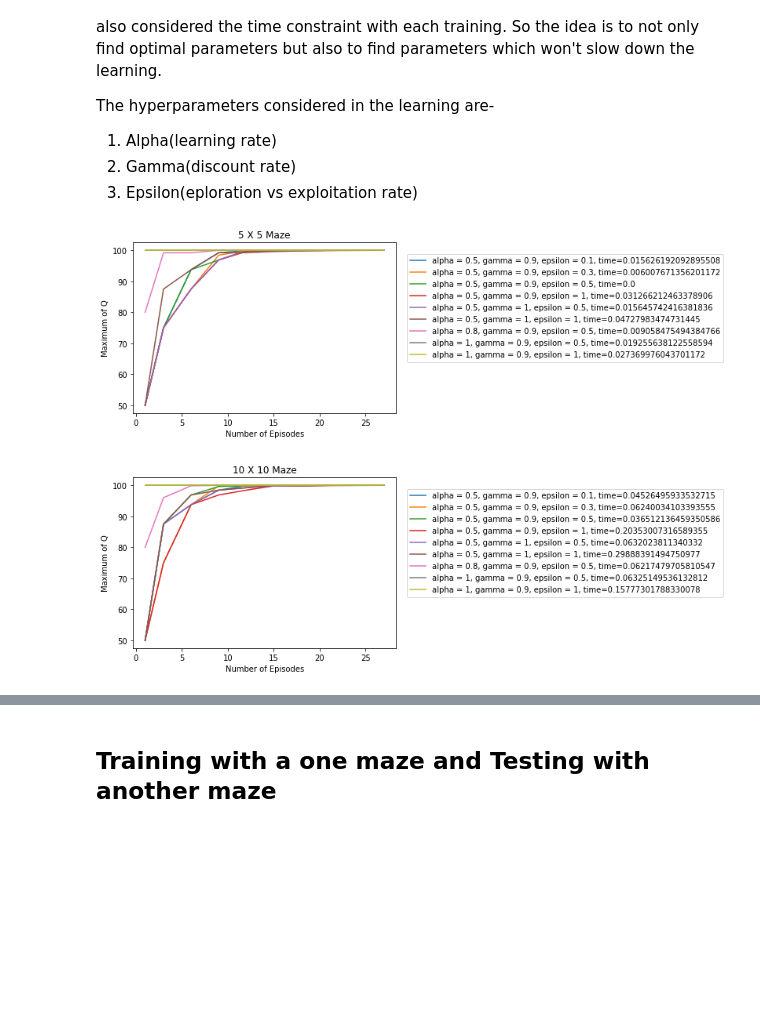
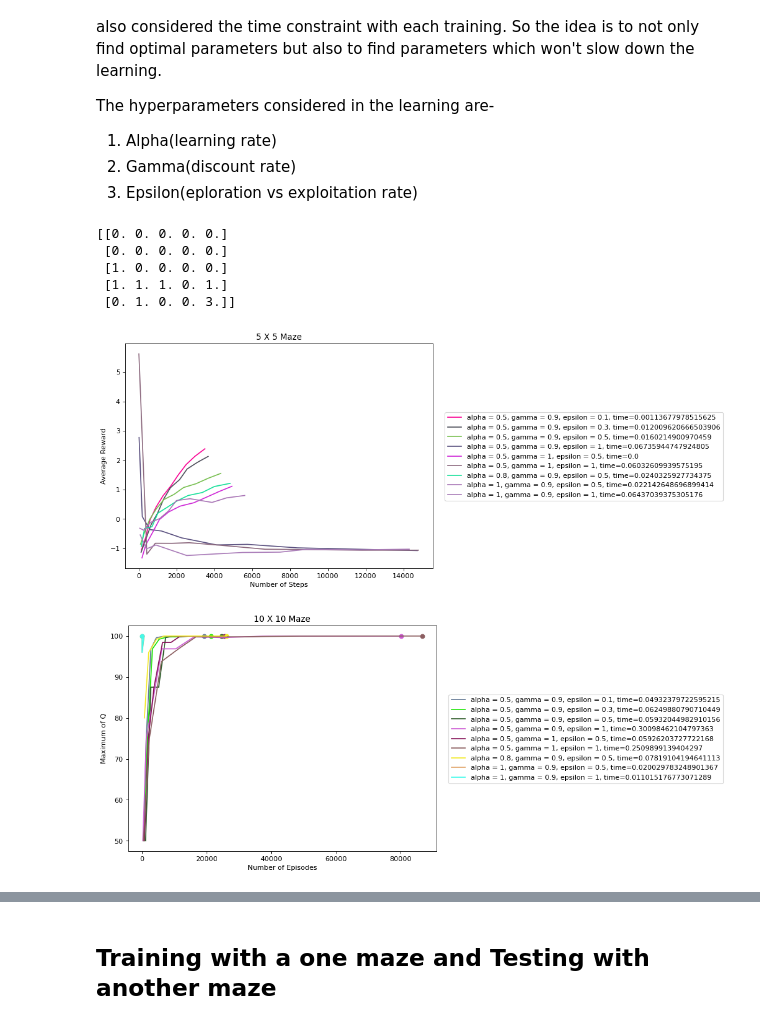
Before and after one commit to AditiRupade/Learning-shortcuts-in-chemical-space-using-Reinforcement-Learning, a Jupyter notebook: Reinforcment_Learning_Model_for_Maze.ipynb, the cells around one changed output, grey strips where cells are left out. Cells and saved outputs as stored; diff of their text form; code cells hidden in the pictures; blank space fills up the shorter version.

```diff
--- a/Reinforcment_Learning_Model_for_Maze.ipynb
+++ b/Reinforcment_Learning_Model_for_Maze.ipynb
@@ -40,7 +44,7 @@ def create_maze(dim, num_of_walls):
         maze[a,b] = 1
 
     # Define the goal state
-    maze[dim-1, dim-1] = 2
+    maze[dim-1, dim-1] = 3
     goal_state = (dim-1, dim-1)
     return maze, goal_state
 # %%
@@ -52,7 +56,8 @@ action_deltas = [(-1, 0), (1, 0), (0, -1), (0, 1)]
 rewards = {
     0: -1,   # Maze cell
     1: -2,   # Wall
-    2: 100    # Goal
+    2: -5,  # Maze Border
+    3: 100    # Goal
 }
 # %% [markdown]
 #### To choose next action, we have used epsilon greedy method
@@ -161,15 +180,16 @@ alpha = 0.5
 gamma = 0.9
 epsilon = 0.2
 
-# Create Maze
-maze, goal_state = create_maze(dim=5, num_of_walls=10)
-
 # Initialize the Q-matrix with zeros
 Q = np.zeros((maze.shape[0], maze.shape[1], 4))
 
-for i in range(100):
-    total_reward = run_episode(alpha, gamma, epsilon)
+for i in range(10):
+    total_reward, _ = run_episode(alpha, gamma, epsilon)
+    #print(Q)
 
     # Print the total reward for the episode
     print(f"Episode {i+1}: Total Reward = {total_reward}")
+
+print(Q)
+print(Q[0].max())
 # %% [output]
@@ -209,7 +229,7 @@ clock = pygame.time.Clock()
 
 # Test the agent for the specified number of episodes
 for i in range(10):
-    total_reward = run_episode(alpha, gamma, epsilon, training=False)
+    total_reward, _ = run_episode(alpha, gamma, epsilon, training=False)
 
     # Print the total reward for the episode
     print(f"Episode {i+1}: Total Reward = {total_reward}")
@@ -247,41 +267,60 @@ The hyperparameters considered in the learning are-
 1. Alpha(learning rate)
 2. Gamma(discount rate)
 3. Epsilon(eploration vs exploitation rate)
+# %%
+#For 5X5 maze
+
+maze, goal_state = create_maze(5,10)
+print(maze)
+# %% [output]
+[[0. 0. 0. 0. 0.]
+ [0. 0. 0. 0. 0.]
+ [1. 0. 0. 0. 0.]
+ [1. 1. 1. 0. 1.]
+ [0. 1. 0. 0. 3.]]
 # %%
-#For 5X5 maze
-
-maze, goal_state = create_maze(5,10)
-
 num_of_episodes = np.arange(0,30,3)
 num_of_episodes[0] = 1
 max_Q = np.zeros(len(num_of_episodes), dtype=float)
 
 alpha = [0.5,0.5,0.5,0.5,0.5,0.5,0.8,1,1]
 gamma = [0.9,0.9,0.9,0.9,1,1,0.9,0.9,0.9]
 epsilon = [0.1,0.3,0.5,1,0.5,1,0.5,0.5,1]
 
-plt.figure()
+random_color=["#"+''.join([random.choice('0123456789ABCDEF') for i in range(6)]) for j in range(len(alpha))]
+
+plt.figure(figsize=(8, 6), dpi=80)
 for m in range(len(alpha)):
+    num_of_steps = np.zeros(len(num_of_episodes))
+    cumm_reward = []
+    total_steps = 0
+    total_reward = 0
     for i in range(len(num_of_episodes)):
         start = time.time()
         # Initialize the Q-matrix with zeros
         Q = np.zeros((maze.shape[0], maze.shape[1], 4))
 
         # Train the agent for the specified number of episodes
         for j in range(num_of_episodes[i]):
-            _ = run_episode(alpha[m], gamma[m], epsilon[m], training=True)
+            reward, steps = run_episode(alpha[m], gamma[m], epsilon[m], training=True)
+            total_steps += steps
+            total_reward += reward
 
         #Get maximum value of Q
         max_Q[i] = Q.max()
-    plt.plot(num_of_episodes, max_Q, label = 'alpha = {}, gamma = {}, epsilon = {}, time={}'.format(alpha[m], gamma[m], epsilon[m], (time.time()-start)))
+        #Store cumulative steps
+        num_of_steps[i] = total_steps
+        cumm_reward.append(total_reward/total_steps)
 
+    plt.plot(num_of_steps, cumm_reward, label = 'alpha = {}, gamma = {}, epsilon = {}, time={}'.format(alpha[m], gamma[m], epsilon[m], (time.time()-start)), color=random_color[m])
+    #plt.scatter(num_of_steps[-1], max_Q[-1], color=random_color[m])
 plt.legend(loc=(1.04,0.3))
 plt.title('5 X 5 Maze')
-plt.xlabel('Number of Episodes')
-plt.ylabel('Maximum of Q')
+plt.xlabel('Number of Steps')
+plt.ylabel('Average Reward')
 plt.show()
 # %% [output]
-[figure, old version]
+[figure, new version]
 # %%
 #For 10X10 maze
 dim=10
@@ -294,8 +333,10 @@ alpha = [0.5,0.5,0.5,0.5,0.5,0.5,0.8,1,1]
 gamma = [0.9,0.9,0.9,0.9,1,1,0.9,0.9,0.9]
 epsilon = [0.1,0.3,0.5,1,0.5,1,0.5,0.5,1]
 
-plt.figure()
+plt.figure(figsize=(8, 6), dpi=80)
 for m in range(len(alpha)):
+    num_of_steps = np.zeros(len(num_of_episodes))
+    total_steps = 0
     for i in range(len(num_of_episodes)):
         start = time.time()
         # Initialize the Q-matrix with zeros
@@ -303,11 +344,19 @@ for m in range(len(alpha)):
 
         # Train the agent for the specified number of episodes
         for j in range(num_of_episodes[i]):
-            _ = run_episode(alpha[m], gamma[m], epsilon[m], training=True)
+            _, steps = run_episode(alpha[m], gamma[m], epsilon[m], training=True)
+            total_steps += steps
 
         #Get maximum value of Q
         max_Q[i] = Q.max()
-    plt.plot(num_of_episodes, max_Q, label = 'alpha = {}, gamma = {}, epsilon = {}, time={}'.format(alpha[m], gamma[m], epsilon[m], (time.time()-start)))
+        #Store cumulative steps
+        num_of_steps[i] = total_steps
+
+        if Q.max() == rewards[3]:
+            break
+
+    plt.plot(num_of_steps, max_Q, label = 'alpha = {}, gamma = {}, epsilon = {}, time={}'.format(alpha[m], gamma[m], epsilon[m], (time.time()-start)), color=random_color[m])
+    plt.scatter(num_of_steps[-1], max_Q[-1], color=random_color[m])
 
 plt.legend(loc=(1.04,0.3))
 plt.title('10 X 10 Maze')
@@ -315,7 +364,7 @@ plt.xlabel('Number of Episodes')
 plt.ylabel('Maximum of Q')
 plt.show()
 # %% [output]
-[figure, old version]
+[figure, new version]
 # %%
 #For 20X20 maze
 dim=20
```
Also changed, not shown: parts of 9 cells of this notebook, 2 other files.
